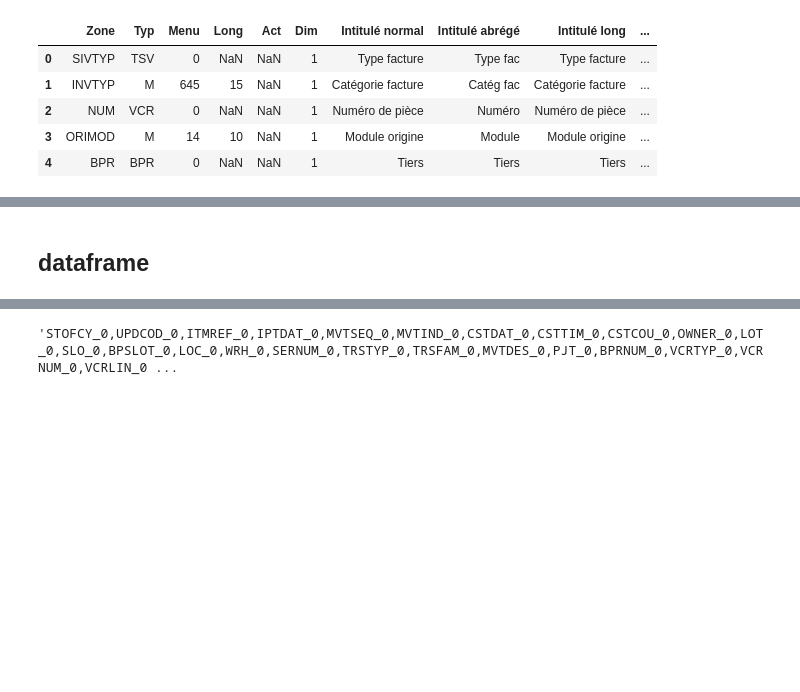
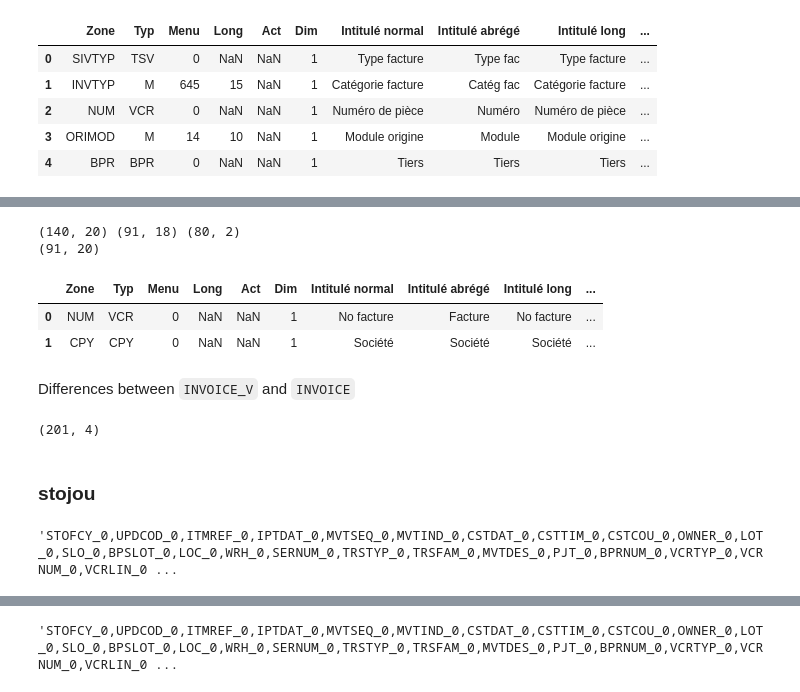
Before and after one commit to sdpython/ensae_projects, a Jupyter notebook: _doc/notebooks/hackathon_2015/schemas.ipynb, the cells around one changed output, grey strips where cells are left out. Drawn from its saved outputs; the diff is of its cells as text; code cells hidden in the pictures; blank space fills up the shorter version.

```diff
--- a/_doc/notebooks/hackathon_2015/exploration.ipynb
+++ b/_doc/notebooks/hackathon_2015/schemas.ipynb
@@ -92,0 +126,12 @@ dsf = df[["Zone", "Menu", "Typ", "Intitulé long", "Table liée"]].sort_values("
+# %%
+mergev = df.merge(meaning, right_on=meaning.columns[0], left_on="Zone", how="outer")
+print(mergev.shape, df.shape, meaning.shape)
+mergev = mergev[~mergev["Zone"].isnull()]
+print(mergev.shape)
+mergev.head(n=2)
+# %% [output]
+(140, 20) (91, 18) (80, 2)
+(91, 20)
+|  | Zone | Typ | Menu | Long | Act | Dim | Intitulé normal | Intitulé abrégé | Intitulé long | ... |
+| 0 | NUM | VCR | 0 | NaN | NaN | 1 | No facture | Facture | No facture | ... |
+| 1 | CPY | CPY | 0 | NaN | NaN | 1 | Société | Société | Société | ... |
@@ -92,0 +144,12 @@ dsf = df[["Zone", "Menu", "Typ", "Intitulé long", "Table liée"]].sort_values("
+# %% [markdown]
+Differences between ``INVOICE_V`` and ``INVOICE``
+# %%
+merge["table"] = "INVOICE"
+mergev["table"] = "INVOICE_V"
+diff = merge[["Zone", "table"]].merge(mergev[["Zone", "table"]], how="outer", on="Zone", suffixes=("", "_V")).copy()
+diff["COMMON"] = True
+diff.ix[diff["table"].isnull() | diff["table_V"].isnull(), "COMMON"] = False
+diff = diff.sort_values(["COMMON", "Zone"])
+diff.shape
+# %% [output]
+(201, 4)
@@ -93,2 +162,8 @@ dsf = df[["Zone", "Menu", "Typ", "Intitulé long", "Table liée"]].sort_values("
 # %% [markdown]
-## dataframe
+### stojou
+# %%
+df = cl.df_head(bs, "croix-rouge", "data/stojou.csv", as_df=False, stop_at=2000)
+res = df.split("\r")[0]
+res
+# %% [output]
+'STOFCY_0,UPDCOD_0,ITMREF_0,IPTDAT_0,MVTSEQ_0,MVTIND_0,CSTDAT_0,CSTTIM_0,CSTCOU_0,OWNER_0,LOT_0,SLO_0,BPSLOT_0,LOC_0,WRH_0,SERNUM_0,TRSTYP_0,TRSFAM_0,MVTDES_0,PJT_0,BPRNUM_0,VCRTYP_0,VCRNUM_0,VCRLIN_0 ...
```
Also changed, not shown: parts of 31 cells of this notebook, 7 other files.
